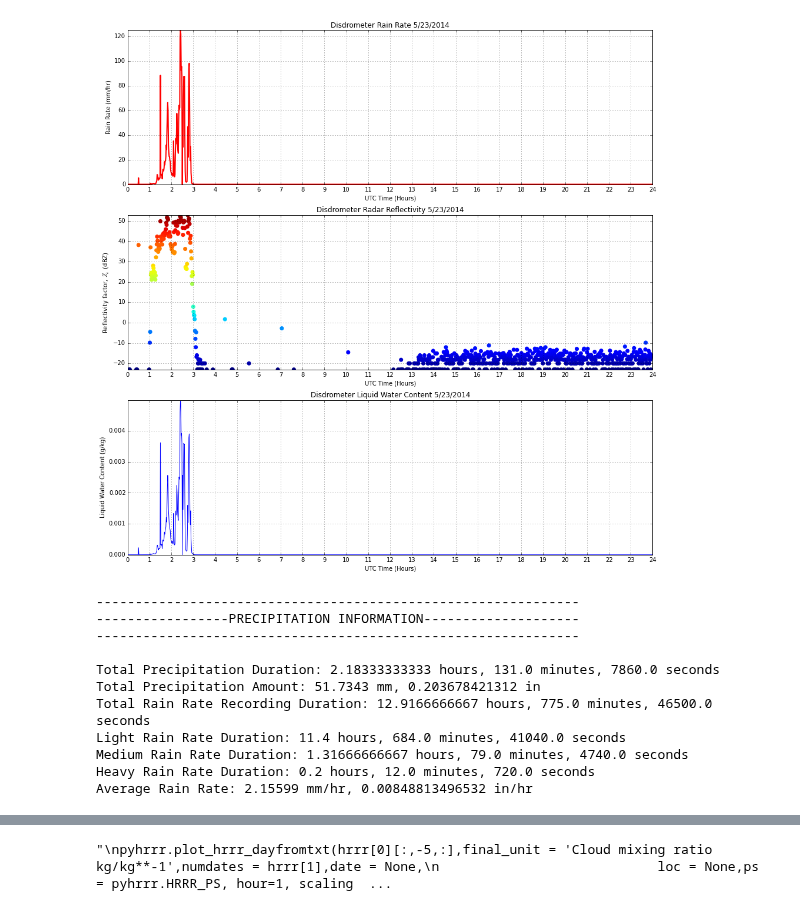
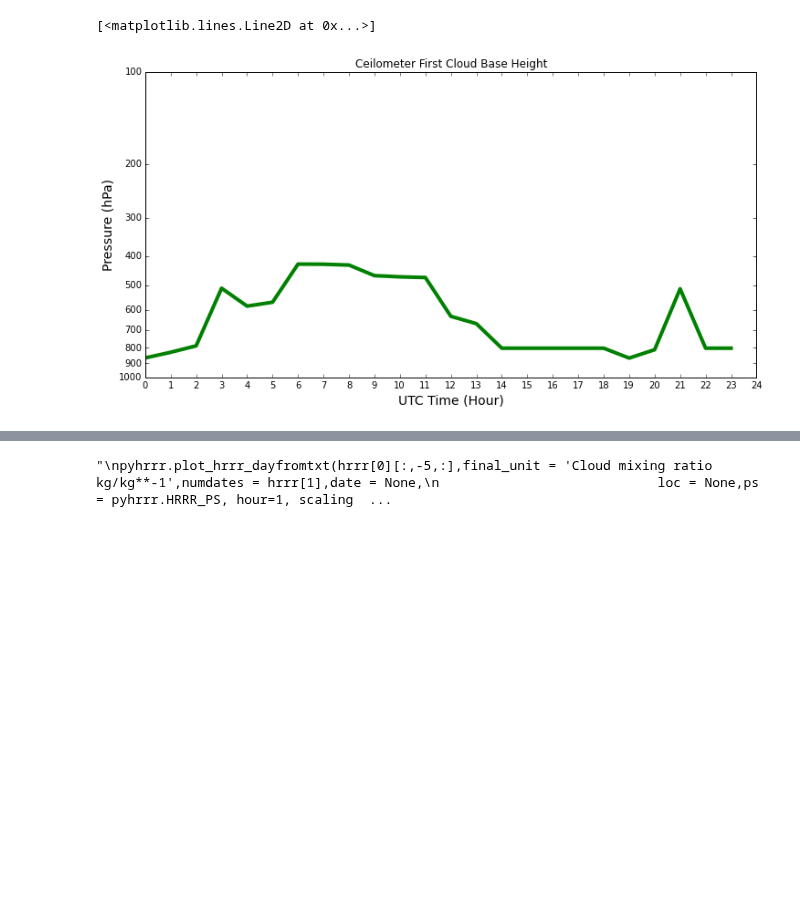
Before and after one commit to EVS-ATMOS/HRRR, a Jupyter notebook: notebooks/Data Analysis.ipynb, the cells around one changed output, grey strips where cells are left out. Drawn from its saved outputs; the diff is of its cells as text; code cells hidden in the pictures; blank space fills up the shorter version.

```diff
--- a/notebooks/Data Analysis.ipynb
+++ b/notebooks/Data Analysis.ipynb
@@ -36,16 +87,27 @@ pyhrrr.plot_kazr_date((date),
-# %%
-pyhrrr.plot_disdrometer(date,'/data/san_store/gmckercher/disdrometer/mckercherg1/160313')
-# %% [output]
-[figure, removed]
---------------------------------------------------------------
------------------PRECIPITATION INFORMATION--------------------
---------------------------------------------------------------
-
-Total Precipitation Duration: 2.18333333333 hours, 131.0 minutes, 7860.0 seconds
-Total Precipitation Amount: 51.7343 mm, 0.203678421312 in
-Total Rain Rate Recording Duration: 12.9166666667 hours, 775.0 minutes, 46500.0 seconds
-Light Rain Rate Duration: 11.4 hours, 684.0 minutes, 41040.0 seconds
-Medium Rain Rate Duration: 1.31666666667 hours, 79.0 minutes, 4740.0 seconds
-Heavy Rain Rate Duration: 0.2 hours, 12.0 minutes, 720.0 seconds
-Average Rain Rate: 2.15599 mm/hr, 0.00848813496532 in/hr
+# %%
+fig = plt.figure(figsize = [12,6])
+
+plt.title( 'Ceilometer First Cloud Base Height' )
+plt.xlabel('UTC Time (Hour)',fontsize=14)
+plt.ylabel('Pressure (hPa)',fontsize=14)
+
+ax1 = plt.gca()
+ax1.set_yscale('log')
+ax1.set_ylim([1000,100])
+ax1.set_xlim([0,24])
+# x axis
+xmajorLocator = MultipleLocator(1)
+ax1.xaxis.set_major_locator(xmajorLocator)
+xmajorFormatter = FormatStrFormatter('%d')
+ax1.xaxis.set_major_formatter(xmajorFormatter)
+# y axis
+ymajorLocator = MultipleLocator(100)
+ax1.yaxis.set_major_locator(ymajorLocator)
+ymajorFormatter = FormatStrFormatter('%d')
+ax1.yaxis.set_major_formatter(ymajorFormatter)
+
+plt.plot(ceil_pres,c='g',lw=4)
+# %% [output]
+[<matplotlib.lines.Line2D at 0x...>]
+[figure, added]
 # %%
```
Also changed, not shown: parts of 9 cells of this notebook, 2 other files.
